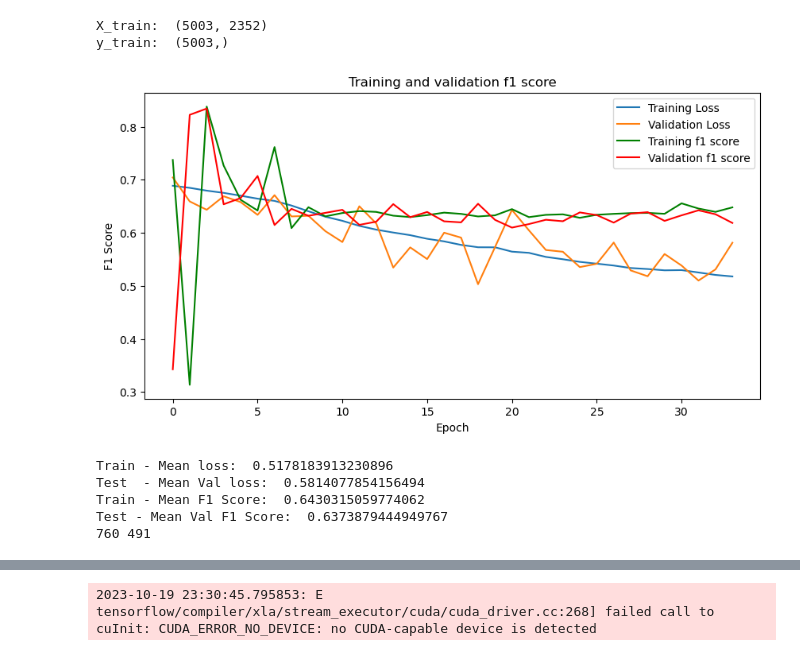
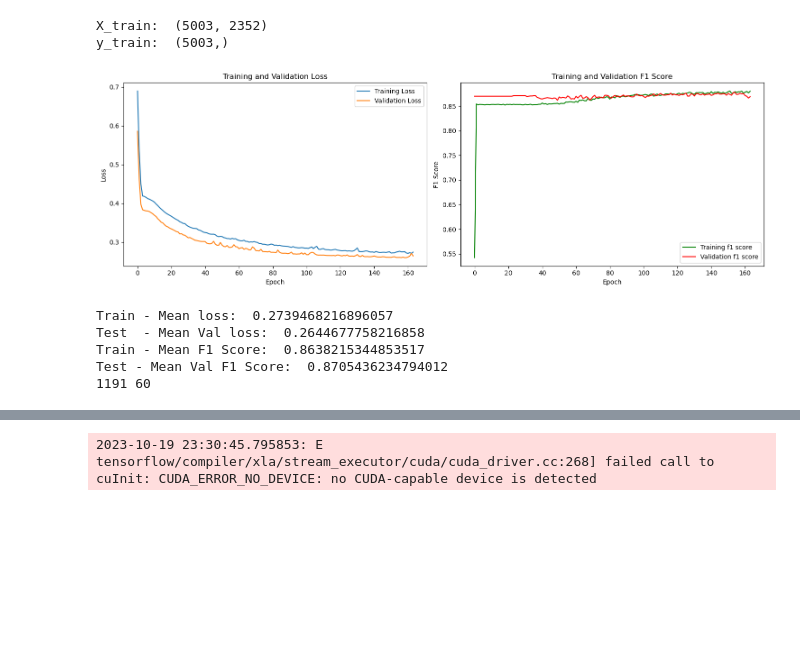
Before and after one commit to duarte3333/Machine_Learning, a Jupyter notebook: Pb1_ImageAnalysis/task1_imageanalysis.ipynb, the cells around one changed output, grey strips where cells are left out. Cells and saved outputs as stored; diff of their text form; code cells hidden in the pictures; blank space fills up the shorter version.

```diff
--- a/Pb1_ImageAnalysis/task1_imageanalysis.ipynb
+++ b/Pb1_ImageAnalysis/task1_imageanalysis.ipynb
@@ -207,17 +243,17 @@ y_train:  (5003,)
 # %%
 ########## FIRST APPROACH - MLP with imbalanced data ###################
 
-#Compiled with categorical_crossentropy
-NN_model = MLP_NN()
+#Compiled with categorical_crossentropy without class weights
+NN_model = Convolution_NN_1()
 Compile_MLP_categorical_crossentropy(NN_model)
-history = train_model_class_weights(NN_model, train_images, train_labels, test_images, test_labels, 0)
+history = train_model(NN_model, train_images, train_labels, test_images, test_labels, 0)
 check_results(history)
 check_imbalance(NN_model)
 # %% [output]
-[figure, old version]
+[figure, new version]
-Train - Mean loss:  0.5178183913230896
-Test  - Mean Val loss:  0.5814077854156494
-Train - Mean F1 Score:  0.6430315059774062
-Test - Mean Val F1 Score:  0.6373879444949767
-760 491
+Train - Mean loss:  0.2739468216896057
+Test  - Mean Val loss:  0.2644677758216858
+Train - Mean F1 Score:  0.8638215344853517
+Test - Mean Val F1 Score:  0.8705436234794012
+1191 60
 # %%
```
Also changed, not shown: parts of 10 cells of this notebook.
